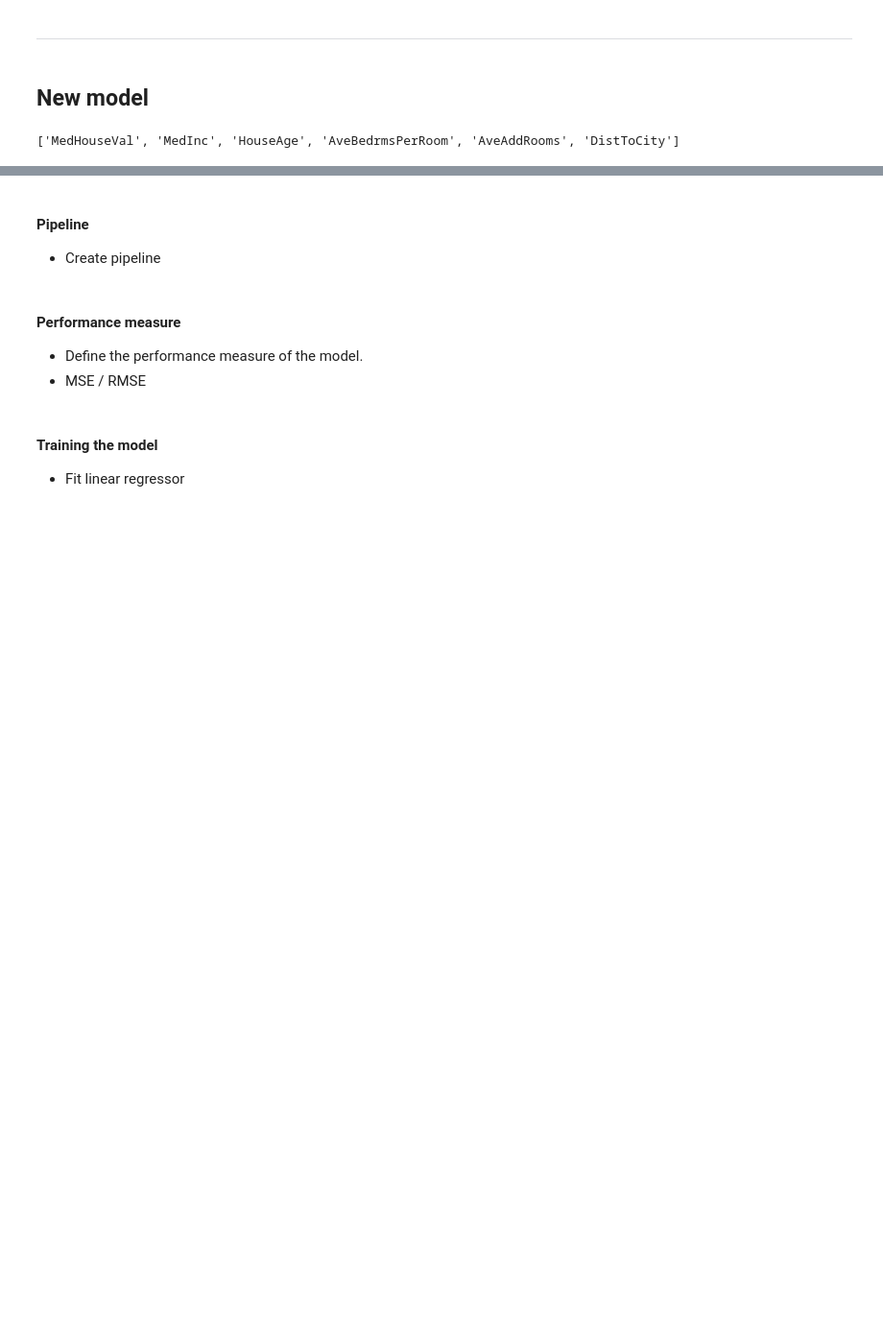
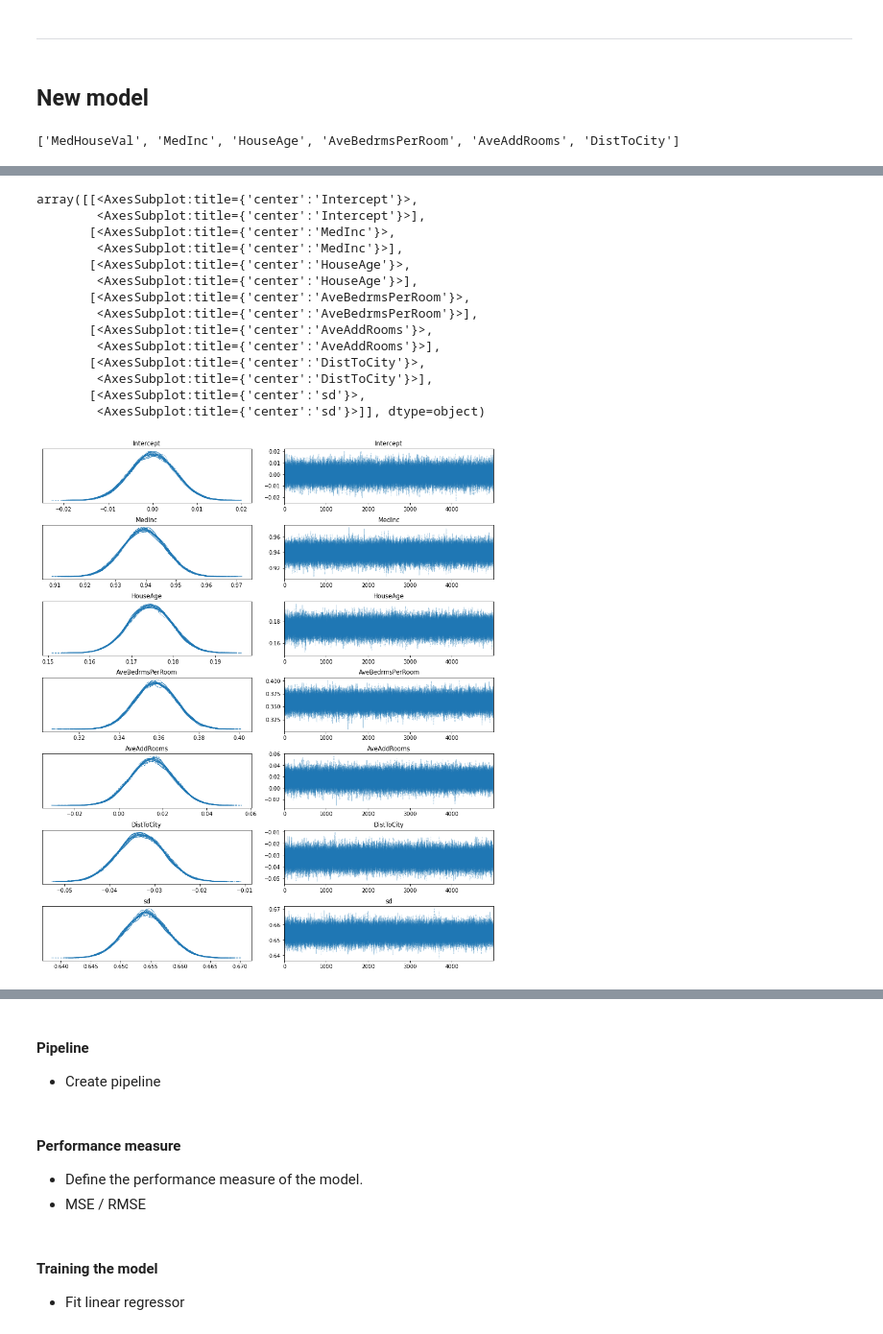
Before and after one commit to kaihulme/ml-analysis, a Jupyter notebook: notebooks/03_regression.ipynb, the cells around one changed output, grey strips where cells are left out. Shown at 96% size. Drawn from its saved outputs; the diff is of its cells as text; code cells hidden in the pictures; blank space fills up the shorter version.

```diff
--- a/notebooks/03_regression.ipynb
+++ b/notebooks/03_regression.ipynb
@@ -571,5 +544,5 @@ with pm.Model() as model:
     family = pm.glm.families.Normal()
     # Create model from formula
     pm.GLM.from_formula(formula, data=scaled_df, family=family)
-    trace = pm.sample(draws=8000, tune=2000,
+    trace = pm.sample(draws=5000, tune=2000,
                       progressbar=True, cores=16)
@@ -575,0 +556,18 @@ with pm.Model() as model:
+# %%
+pm.traceplot(trace)
+# %% [output]
+array([[<AxesSubplot:title={'center':'Intercept'}>,
+        <AxesSubplot:title={'center':'Intercept'}>],
+       [<AxesSubplot:title={'center':'MedInc'}>,
+        <AxesSubplot:title={'center':'MedInc'}>],
+       [<AxesSubplot:title={'center':'HouseAge'}>,
+        <AxesSubplot:title={'center':'HouseAge'}>],
+       [<AxesSubplot:title={'center':'AveBedrmsPerRoom'}>,
+        <AxesSubplot:title={'center':'AveBedrmsPerRoom'}>],
+       [<AxesSubplot:title={'center':'AveAddRooms'}>,
+        <AxesSubplot:title={'center':'AveAddRooms'}>],
+       [<AxesSubplot:title={'center':'DistToCity'}>,
+        <AxesSubplot:title={'center':'DistToCity'}>],
+       [<AxesSubplot:title={'center':'sd'}>,
+        <AxesSubplot:title={'center':'sd'}>]], dtype=object)
+[figure, added]
```
Also changed, not shown: parts of 12 cells of this notebook, 11 other files.
